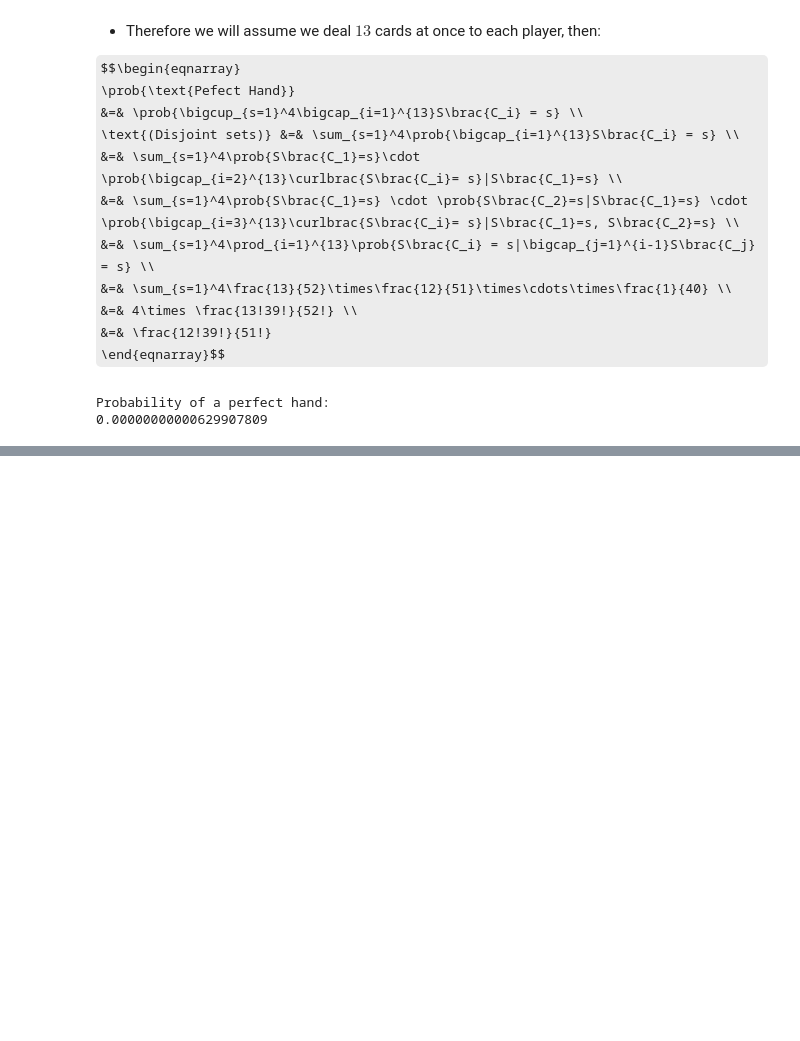
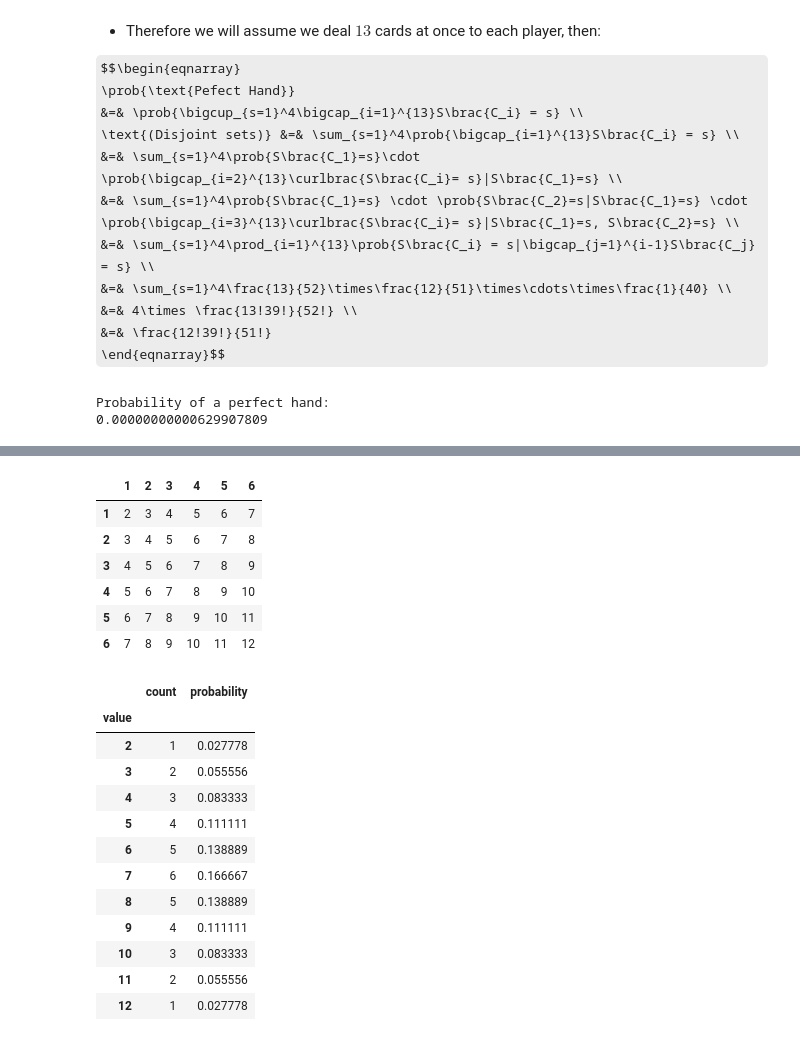
Before and after one commit to joy-rosie/maths, a Jupyter notebook: probability/probability_questions.ipynb, the cells around one changed output, grey strips where cells are left out. Cells and saved outputs as stored; diff of their text form; code cells hidden in the pictures; some formulas as TeX source; blank space fills up the shorter version.

```diff
--- a/probability/probability_questions.ipynb
+++ b/probability/probability_questions.ipynb
@@ -590,0 +605,34 @@ Probability of a perfect hand:
+# %%
+start = 1
+end = 6
+df = pd.DataFrame({1: range(start + 1, end + 2)}, index=range(start, end + 1))
+
+for dice in range(start + 1, end + 1):
+    df[dice] = df[dice-1] + 1
+
+display(df)
+
+df = df.stack().to_frame('value').assign(count=1).groupby('value').count()
+df['probability'] = df['count'] / df['count'].sum()
+display(df)
+# %% [output]
+|  | 1 | 2 | 3 | 4 | 5 | 6 |
+| 1 | 2 | 3 | 4 | 5 | 6 | 7 |
+| 2 | 3 | 4 | 5 | 6 | 7 | 8 |
+| 3 | 4 | 5 | 6 | 7 | 8 | 9 |
+| 4 | 5 | 6 | 7 | 8 | 9 | 10 |
+| 5 | 6 | 7 | 8 | 9 | 10 | 11 |
+| 6 | 7 | 8 | 9 | 10 | 11 | 12 |
+|  | count | probability |
+| value |  |  |
+| 2 | 1 | 0.027778 |
+| 3 | 2 | 0.055556 |
+| 4 | 3 | 0.083333 |
+| 5 | 4 | 0.111111 |
+| 6 | 5 | 0.138889 |
+| 7 | 6 | 0.166667 |
+| 8 | 5 | 0.138889 |
+| 9 | 4 | 0.111111 |
+| 10 | 3 | 0.083333 |
+| 11 | 2 | 0.055556 |
+| 12 | 1 | 0.027778 |
```
Also changed, not shown: parts of 3 cells of this notebook.
